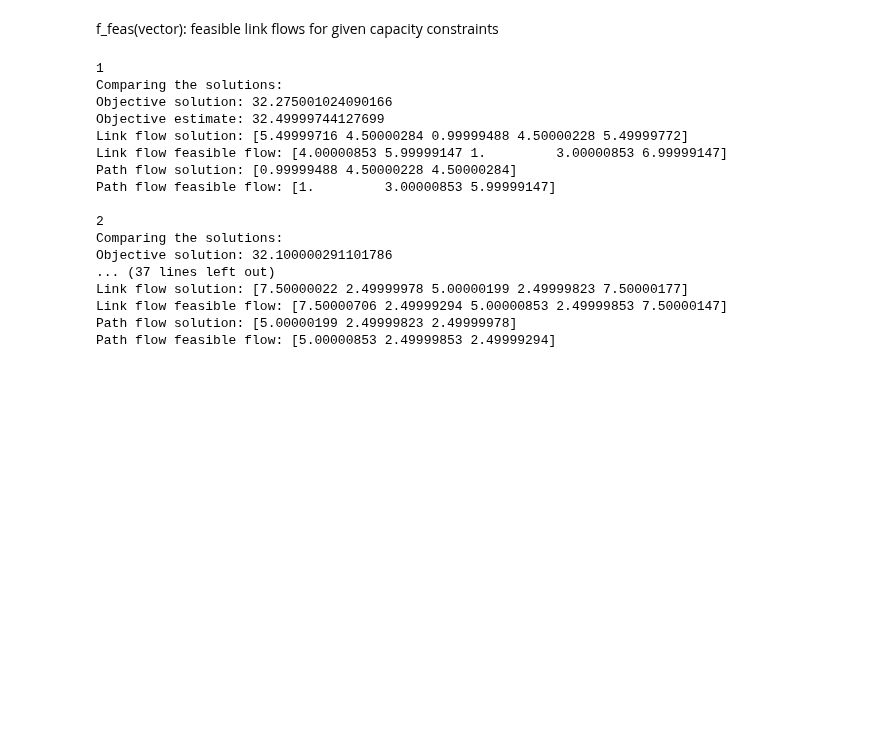
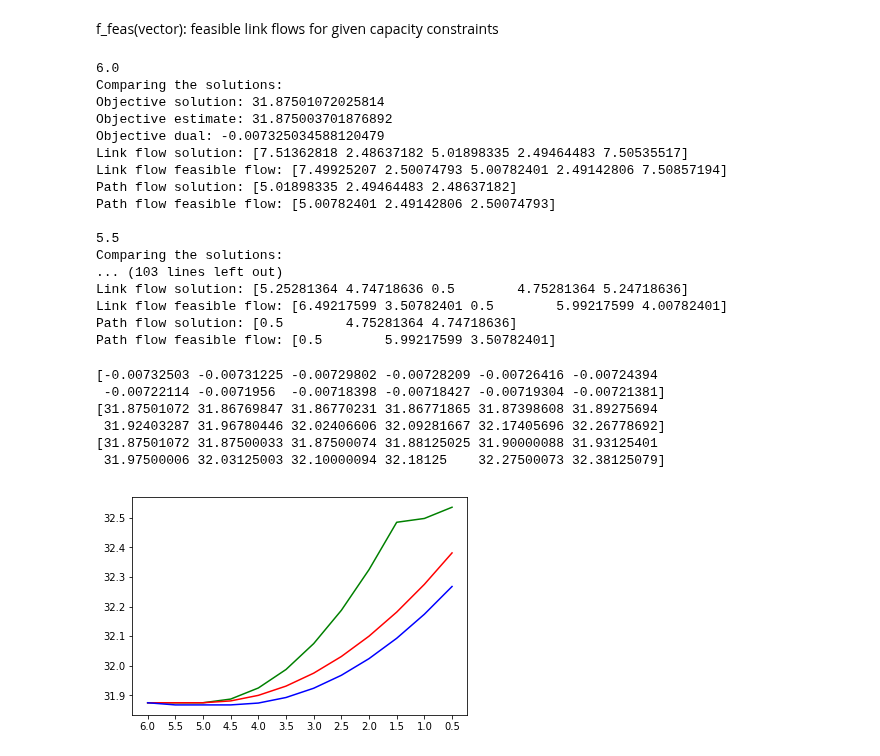
Before and after one commit to TheoCabannes/Traffic_network_framework, a Jupyter notebook: find_feasible.ipynb, the cells around one changed output. Cells and saved outputs as stored; diff of their text form; code cells hidden in the pictures; blank space fills up the shorter version.

Commit message:
Plotting the results of the estimation

```diff
--- a/find_feasible.ipynb
+++ b/find_feasible.ipynb
@@ -124,6 +124,7 @@ def inv_route_to_od(route2od):
     return od2route_tmp
 # %%
 import Frank_Wolf_solver
+import lower_bound
 I210 = 'data/I210'
 Chic = 'data/Chicago'
 Anah = 'data/Anaheim'
@@ -136,12 +137,20 @@ graph, demand = Frank_Wolf_solver.load_network(network_name)
 eps=1e-8
 nb_iter = 1000
 
-nb_point = 6
+nb_point = 12
 obj_feas = np.zeros(nb_point)
 obj_sol = np.zeros(nb_point)
 cap_array = np.zeros(nb_point)
+var_dual = np.zeros(nb_point)
+
+u_old = [11,11,11,11,11]
+if network_name == Brae:
+    demand[0][2] = 10
+path_flow_matrix_old, tt_f_old, delta, route2od = Frank_Wolf_solver.Frank_Wolf_solver(graph, demand, eps, nb_iter, u_old)
+f_old = delta.T @ path_flow_matrix_old
+
 for cap_tmp in range(nb_point):
-    cap = cap_tmp + 1
+    cap = (12 - (cap_tmp))/2
     c = -1
     if network_name == Brae:
         demand[0][2] = 10
@@ -157,15 +166,28 @@ for cap_tmp in range(nb_point):
     delta = delta.T
     f_sol = delta @ path_flow_matrix
 
+
+    if debug:
+        print("++++ TEST ++++")
+        print(f_old)
+        print(u)
+        print((f_old, path_flow_matrix_old, tt_f_old, delta.T, route2od, np.array(f_old), np.array(u), 1))
+    var_dual[cap_tmp], dual_vars, _ = lower_bound.lower_bound(f_old, path_flow_matrix_old, tt_f_old, delta.T, route2od, np.array(f_old), np.array(u), 1)
     obj_feas[cap_tmp] = Frank_Wolf_solver.potential(graph, f_feas)
     obj_sol[cap_tmp] = Frank_Wolf_solver.potential(graph, f_sol)
     cap_array[cap_tmp] = cap
 
+    #f_old = f_sol
+    #path_flow_matrix_old = path_flow_matrix
+    #tt_f_old = tt_f
+    #u_old = u
     print()
     print(cap)
     print("Comparing the solutions:")
     print("Objective solution: " + str(Frank_Wolf_solver.potential(graph, f_sol)))
     print("Objective estimate: " + str(Frank_Wolf_solver.potential(graph, f_feas)))
+    print("Objective dual: " + str(var_dual[cap_tmp]))
+
     print("Link flow solution: " + str(f_sol))
     print("Link flow feasible flow: " + str(f_feas))
     print("Path flow solution: " + str(path_flow_matrix))
@@ -181,22 +203,45 @@ if debug:
     print("Path flow solution: " + str(path_flow_matrix))
     print("Path flow feasible flow: " + str(np.linalg.pinv(delta) @ f_feas))
 # %% [output]
-1
+6.0
 Comparing the solutions:
-Objective solution: 32.275001024090166
-Objective estimate: 32.49999744127699
-Link flow solution: [5.49999716 4.50000284 0.99999488 4.50000228 5.49999772]
-Link flow feasible flow: [4.00000853 5.99999147 1.         3.00000853 6.99999147]
-Path flow solution: [0.99999488 4.50000228 4.50000284]
-Path flow feasible flow: [1.         3.00000853 5.99999147]
+Objective solution: 31.87501072025814
+Objective estimate: 31.875003701876892
+Objective dual: -0.007325034588120479
+Link flow solution: [7.51362818 2.48637182 5.01898335 2.49464483 7.50535517]
+Link flow feasible flow: [7.49925207 2.50074793 5.00782401 2.49142806 7.50857194]
+Path flow solution: [5.01898335 2.49464483 2.48637182]
+Path flow feasible flow: [5.00782401 2.49142806 2.50074793]
 
-2
+5.5
 Comparing the solutions:
-Objective solution: 32.100000291101786
-... (37 lines left out)
-Link flow solution: [7.50000022 2.49999978 5.00000199 2.49999823 7.50000177]
-Link flow feasible flow: [7.50000706 2.49999294 5.00000853 2.49999853 7.50000147]
-Path flow solution: [5.00000199 2.49999823 2.49999978]
-Path flow feasible flow: [5.00000853 2.49999853 2.49999294]
+... (103 lines left out)
+Link flow solution: [5.25281364 4.74718636 0.5        4.75281364 5.24718636]
+Link flow feasible flow: [6.49217599 3.50782401 0.5        5.99217599 4.00782401]
+Path flow solution: [0.5        4.75281364 4.74718636]
+Path flow feasible flow: [0.5        5.99217599 3.50782401]
 # %%
 import matplotlib.pyplot as plt
+# %%
+print(var_dual)
+obj_dual = np.zeros(nb_point)
+for i in range(len(var_dual)):
+    obj_dual[0] = obj_sol[0]
+    if i != 0:
+        obj_dual[i] = obj_sol[i-1] + var_dual[i]
+# print(obj_dual)
+# print(obj_sol)
+
+plt.plot(cap_array[::-1], obj_feas, color='green')
+plt.plot(cap_array[::-1], obj_sol, color='red')
+plt.plot(cap_array[::-1], obj_dual, color='blue')
+plt.xticks(cap_array, cap_array[::-1])
+plt.show()
+# %% [output]
+[-0.00732503 -0.00731225 -0.00729802 -0.00728209 -0.00726416 -0.00724394
+ -0.00722114 -0.0071956  -0.00718398 -0.00718427 -0.00719304 -0.00721381]
+[31.87501072 31.86769847 31.86770231 31.86771865 31.87398608 31.89275694
+ 31.92403287 31.96780446 32.02406606 32.09281667 32.17405696 32.26778692]
+[31.87501072 31.87500033 31.87500074 31.88125025 31.90000088 31.93125401
+ 31.97500006 32.03125003 32.10000094 32.18125    32.27500073 32.38125079]
+[figure, added]
```
Also changed, not shown: parts of 4 cells of this notebook, 3 other files.
